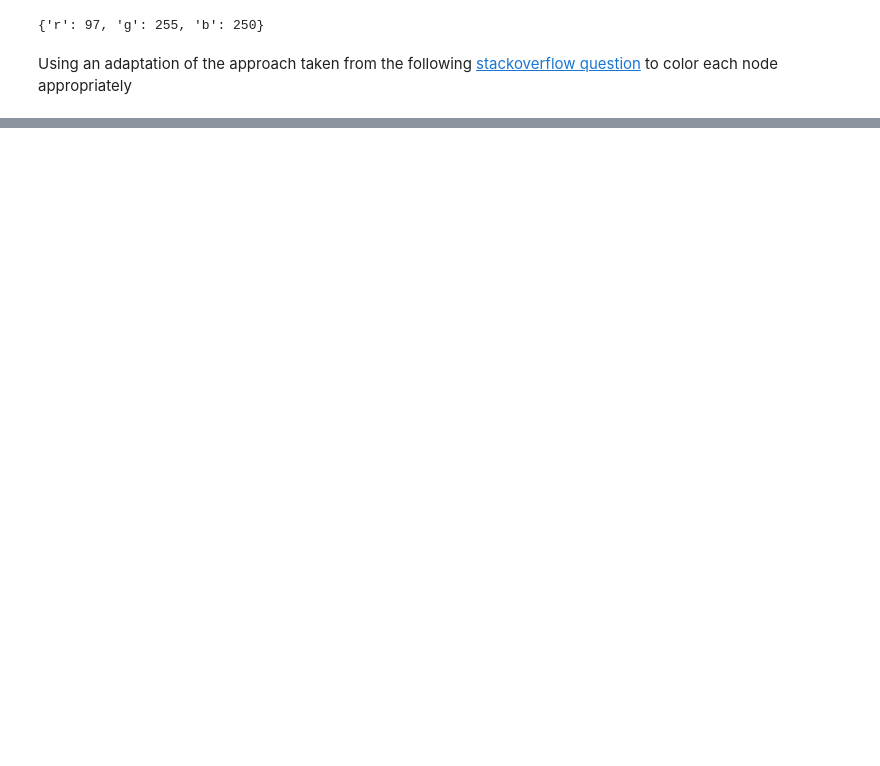
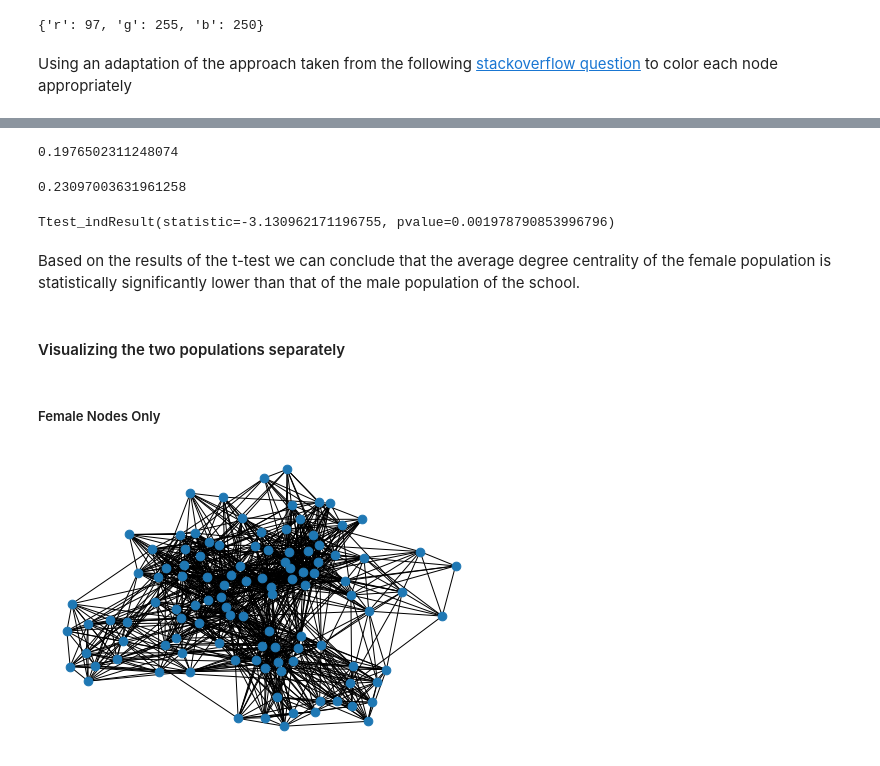
Before and after one commit to amberferger/DATA620_Group_Assignments, a Jupyter notebook: Project1/DATA620_Project1.ipynb, the cells around one changed output, grey strips where cells are left out. Cells and saved outputs as stored; diff of their text form; code cells hidden in the pictures; blank space fills up the shorter version.

```diff
--- a/Project1/DATA620_Project1.ipynb
+++ b/Project1/DATA620_Project1.ipynb
@@ -68,0 +70,43 @@ nx.degree_centrality(G)
+# %%
+Eigen_cent = nx.eigenvector_centrality(G)
+f_d_cent = []
+m_d_cent = []
+f_e_cent = []
+m_e_cent = []
+for n in G.nodes:
+    G.node[str(n)]['cent'] = G.degree[str(n)]/len(G)
+    G.node[str(n)]['Eigen_c'] = Eigen_cent[str(n)]
+    if G.node[str(n)]['gender'] == 'F':
+        f_d_cent.append(G.degree[str(n)]/len(G))
+        f_e_cent.append(Eigen_cent[str(n)])
+    elif G.node[str(n)]['gender'] == 'M':
+        m_d_cent.append(G.degree[str(n)]/len(G))
+        m_e_cent.append(Eigen_cent[str(n)])
+# %%
+np.mean(f_d_cent)
+# %% [output]
+0.1976502311248074
+# %%
+np.mean(m_d_cent)
+# %% [output]
+0.23097003631961258
+# %%
+spy.stats.ttest_ind(f_d_cent,m_d_cent)
+# %% [output]
+Ttest_indResult(statistic=-3.130962171196755, pvalue=0.001978790853996796)
+# %% [markdown]
+Based on the results of the t-test we can conclude that the average degree centrality of the female population is statistically significantly lower than that of the male population of the school.
+# %% [markdown]
+#### Visualizing the two populations separately
+# %%
+female_nodes = [n for n,v in G.nodes(data = True) if v['gender'] == 'F']
+male_nodes = [n for n,v in G.nodes(data = True) if v['gender'] == 'M']
+# %%
+F = G.subgraph(female_nodes)
+M = G.subgraph(male_nodes)
+# %% [markdown]
+##### Female Nodes Only
+# %%
+nx.draw(F, node_size = 75)
+# %% [output]
+[figure, added]
```
Also changed, not shown: parts of 11 cells of this notebook.
